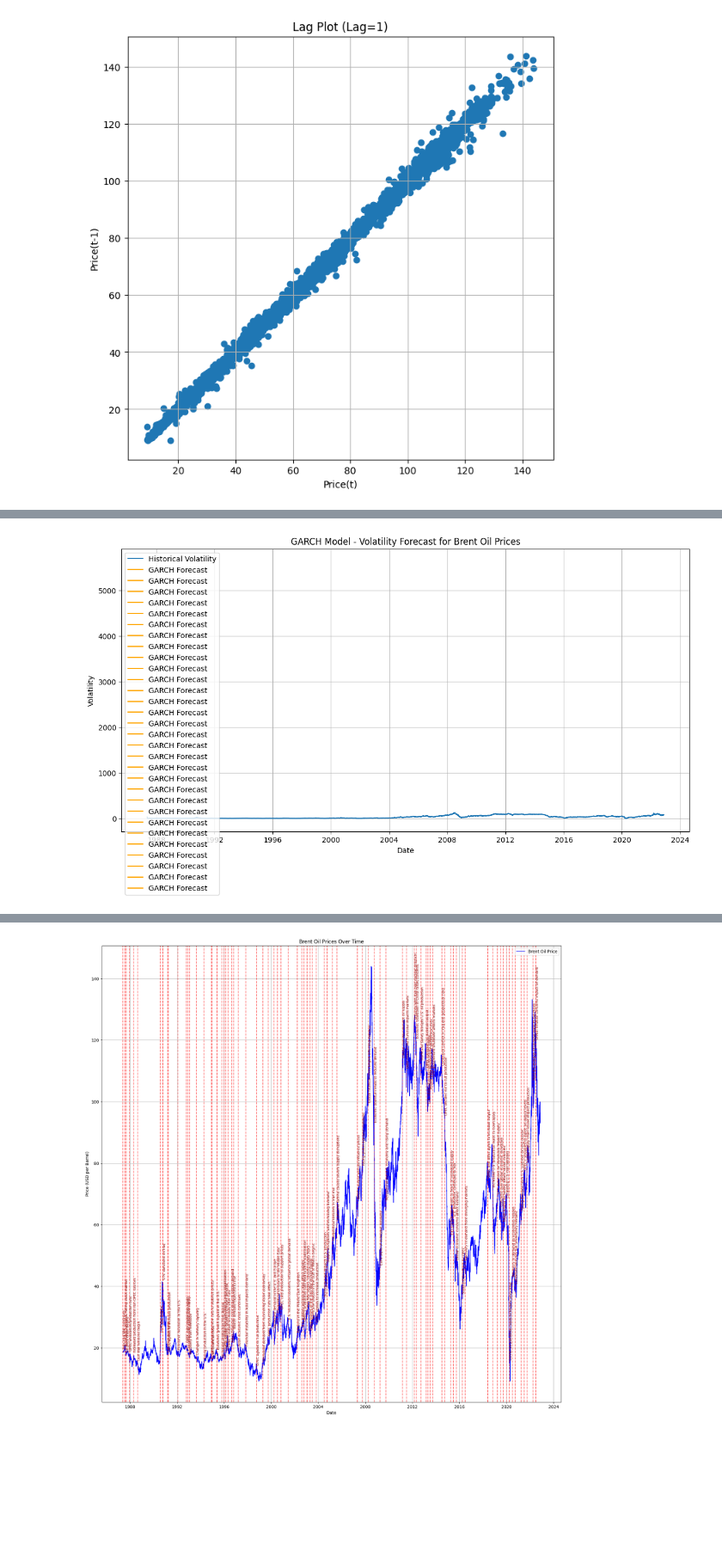
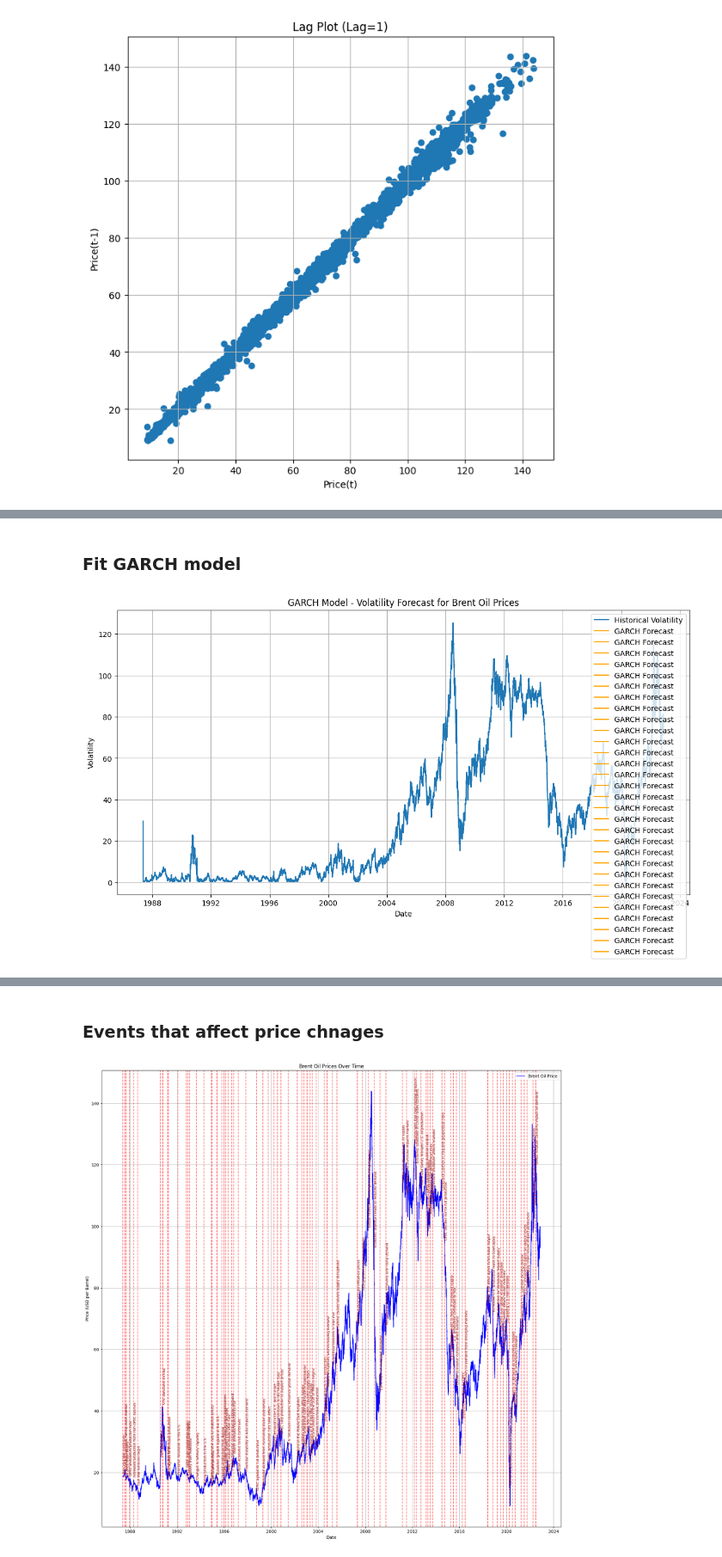
Before and after one commit to Getachew0557/brent-oil-price-analysis, a Jupyter notebook: notebook/task-1.ipynb, the cells around one changed output, grey strips where cells are left out. Shown at 86% size. Cells and saved outputs as stored; diff of their text form; code cells hidden in the pictures; blank space fills up the shorter version.

```diff
--- a/notebook/task-1.ipynb
+++ b/notebook/task-1.ipynb
@@ -30,7 +12,8 @@ import matplotlib.pyplot as plt
 # %% [markdown]
 ### Load Dataset
 # %%
-df = pd. read_csv('/kaggle/input/doil-ataset/BrentOilPrices.csv')
+#df = pd. read_csv('/kaggle/input/doil-ataset/BrentOilPrices.csv')
+df = pd. read_csv('../data/BrentOilPrices.csv')
 df
 # %% [output]
 |  | Date | Price |
@@ -224,3 +207,24 @@ plt.show()
 [figure]
 <Figure size 1200x600 with 0 Axes>
 [figure]
+# %%
+# Calculate the Simple Moving Average (SMA) with different window sizes
+
+df['SMA_3'] = df['Price'].rolling(window=3).mean()  # 3-month moving average
+df['SMA_6'] = df['Price'].rolling(window=6).mean()  # 6-month moving average
+df['SMA_12'] = df['Price'].rolling(window=12).mean()  # 12-month moving average
+
+# Plot the original data and the moving averages
+plt.figure(figsize=(12, 6))
+plt.plot(df.index, df['Price'], label='Original Data', color='blue')
+plt.plot(df.index, df['SMA_3'], label='3-Month Moving Average', color='orange')
+plt.plot(df.index, df['SMA_6'], label='6-Month Moving Average', color='green')
+plt.plot(df.index, df['SMA_12'], label='12-Month Moving Average', color='red')
+
+# Add titles and labels
+plt.title('Moving Averages (1987-2024)')
+plt.xlabel('Year')
+plt.ylabel('Import Value')
+plt.legend()
+plt.grid(False)
+plt.show()
@@ -322,26 +321,28 @@ Iteration:     12,   Func. Count:     83,   Neg. LLF: 56437.80980640177
+# %% [markdown]
+ ### Fit GARCH model
 # %%
 # Fit GARCH model
 garch_model = arch_model(price_data, vol='Garch', p=1, q=1)
 garch_result = garch_model.fit(disp="off")
 
 # Forecast volatility
 garch_forecast = garch_result.forecast(horizon=30)
 
 # Plotting Volatility
 plt.figure(figsize=(14, 7))
 plt.plot(garch_result.conditional_volatility, label='Historical Volatility')
-plt.plot(garch_forecast.variance[-1:], label='GARCH Forecast', color='orange')
+plt.plot(garch_forecast.variance[2:], label='GARCH Forecast', color='orange')
 plt.title('GARCH Model - Volatility Forecast for Brent Oil Prices')
 plt.xlabel('Date')
 plt.ylabel('Volatility')
 plt.legend()
 plt.grid()
 plt.show()
 
 # Summary of the GARCH model
 print(garch_result.summary())
 # %% [output]
-[figure, old version]
+[figure, new version]
                      Constant Mean - GARCH Model Results
 ==============================================================================
 Dep. Variable:                  Price   R-squared:                       0.000
@@ -359,6 +360,8 @@ beta[1]    1.8328e-09  1.731e-04  1.059e-05      1.000 [-3.392e-04,3.392e-04]
 =============================================================================
 
 Covariance estimator: robust
+# %% [markdown]
+### Events that affect price chnages
 # %%
 # Define major events with their dates and descriptions
 events = {
```
Also changed, not shown: parts of 16 cells of this notebook, 1 other file.
